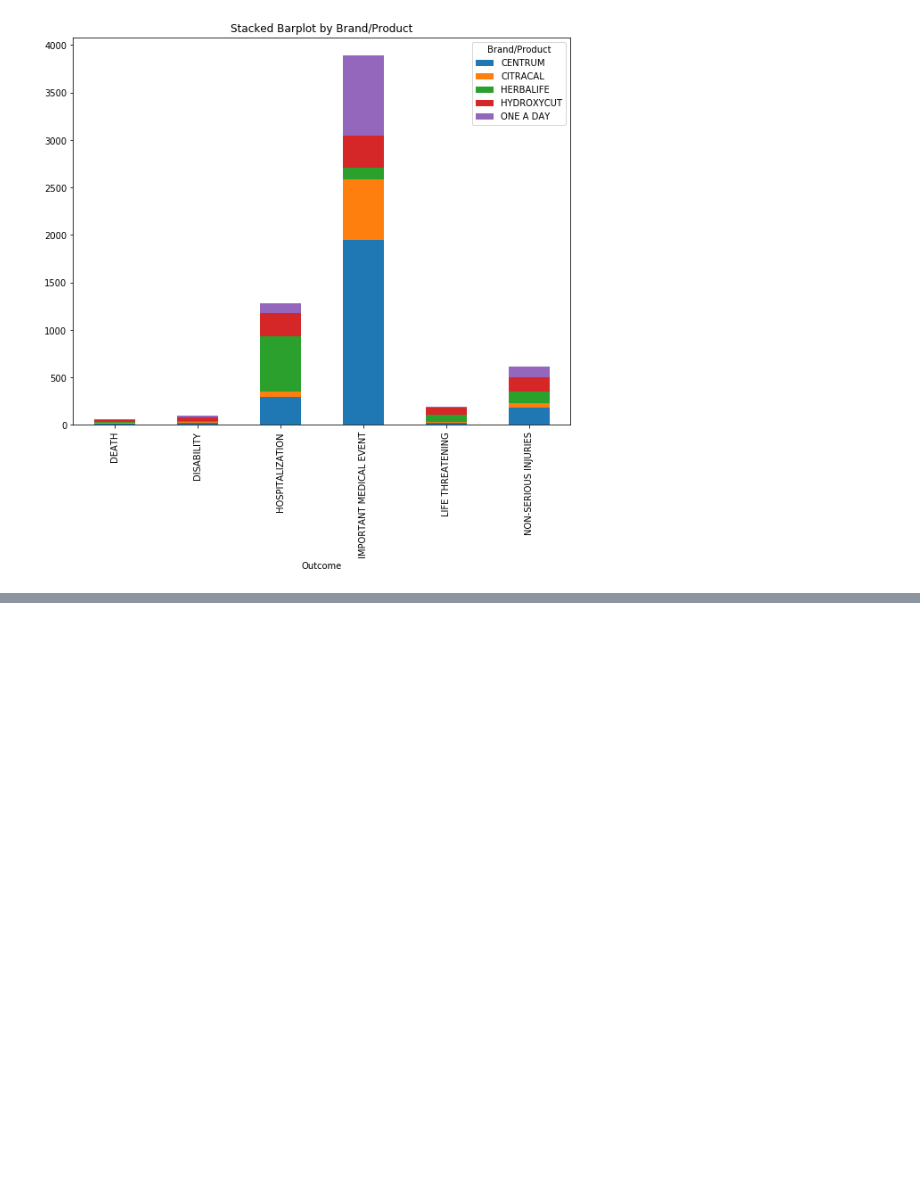
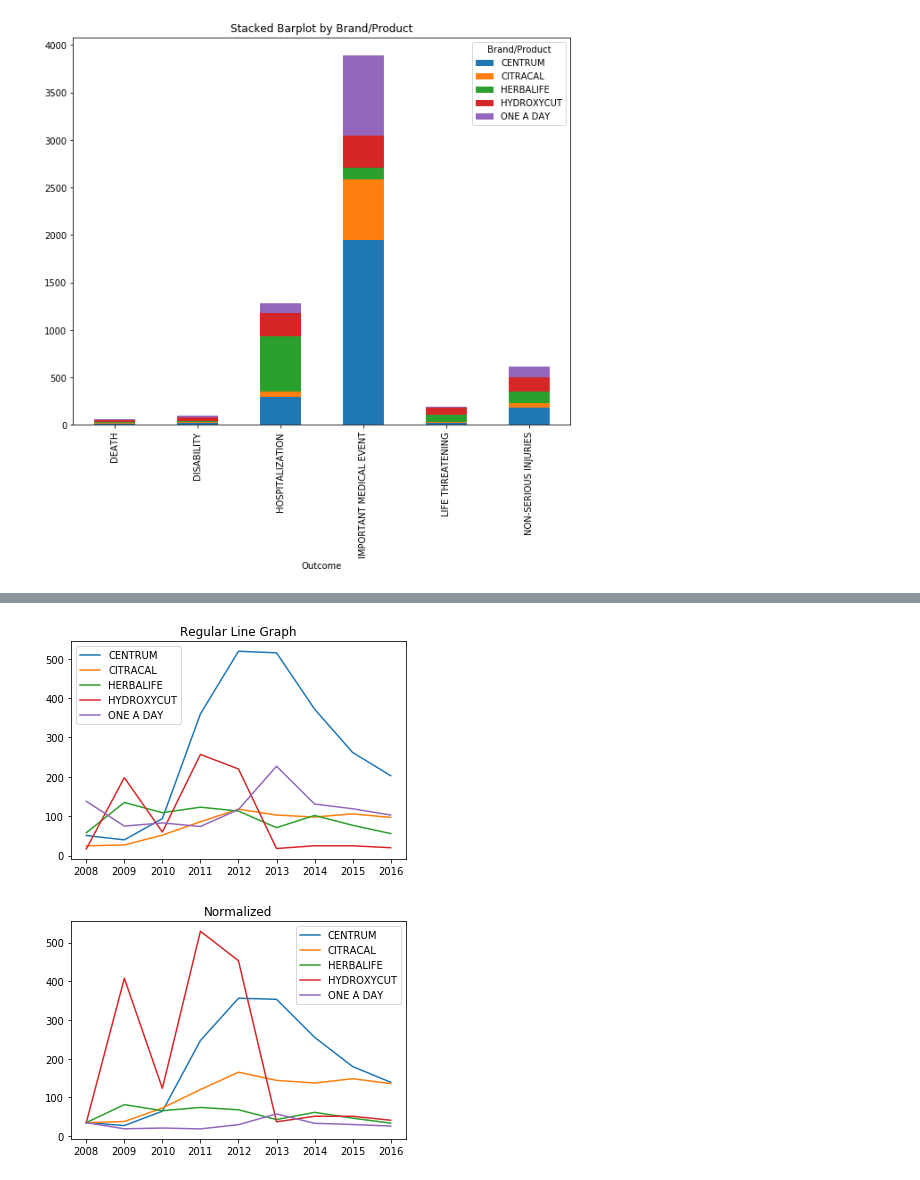
Before and after one commit to ying-li-python/Vita-Mine, a Jupyter notebook: PROJECT.ipynb, the cells around one changed output, grey strips where cells are left out. Cells and saved outputs as stored; diff of their text form; code cells hidden in the pictures; blank space fills up the shorter version.

```diff
--- a/PROJECT.ipynb
+++ b/PROJECT.ipynb
@@ -211 +260,14 @@ SUPER BETA PROSTATE     331
 Name: Outcome, dtype: int64
+# %%
+ddd3=np.exp(ddd)
+
+ddd3 = ddd3.sort_index()
+ddd3=ddd3[3:]
+a=["CENTRUM","CITRACAL","HERBALIFE","HYDROXYCUT","ONE A DAY"]
+ddd3
+ddd3.loc[2008]=[1,1,1,1,1]
+for x in a:
+    for t in range(2009,2017):
+        ddd3[x][t]=ddd3[x][t-1]*ddd3[x][t]
+ddd3=ddd3*35
+ddd3
@@ -211,0 +286,12 @@ Name: Outcome, dtype: int64
+# %%
+plt.plot(df2221[4:-1])
+plt.legend(df2221.columns,loc="best")
+plt.title("Regular Line Graph")
+plt.show()
+plt.plot(ddd3)
+plt.legend(ddd3.columns,loc="best")
+plt.title("Normalized")
+plt.show()
+# %% [output]
+[figure, added]
+[figure, added]
```
Also changed, not shown: parts of 7 cells of this notebook, 2 other files.
